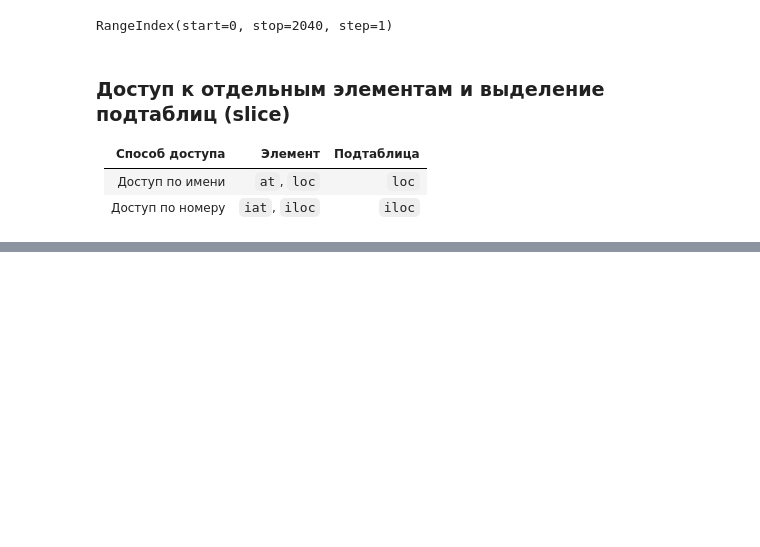
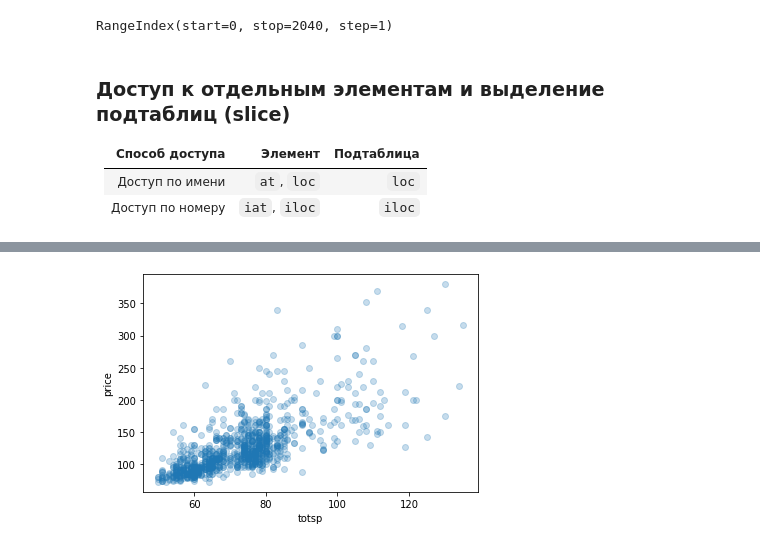
Before and after one commit to EvaKolosova/MachineLearningCourse, a Jupyter notebook: PriceOfFlatsInMoscow.ipynb, the cells around one changed output, grey strips where cells are left out. Cells and saved outputs as stored; diff of their text form; code cells hidden in the pictures; blank space fills up the shorter version.

```diff
--- a/PriceOfFlatsInMoscow.ipynb
+++ b/PriceOfFlatsInMoscow.ipynb
@@ -95,0 +253,9 @@ RangeIndex(start=0, stop=2040, step=1)
+# %%
+np.random.seed(42)
+random_subset = np.random.choice(np.arange(data.shape[0]), size=1000, replace=False)
+plt.scatter(data.iloc[random_subset]['totsp'], data.iloc[random_subset]['price'], alpha=0.25)
+plt.xlabel('totsp')
+plt.ylabel('price')
+pass
+# %% [output]
+[figure, added]
```
Also changed, not shown: parts of 34 cells of this notebook.
